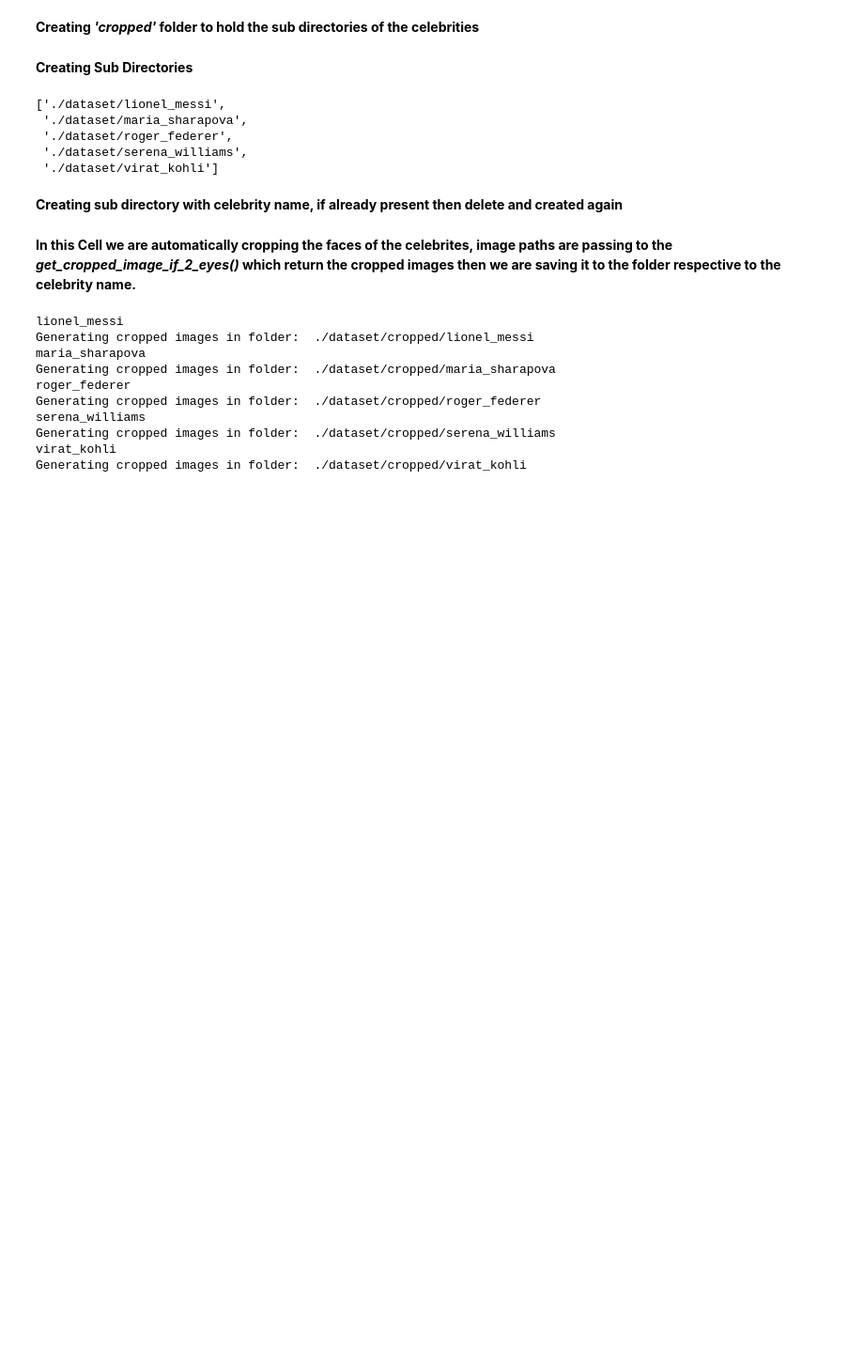
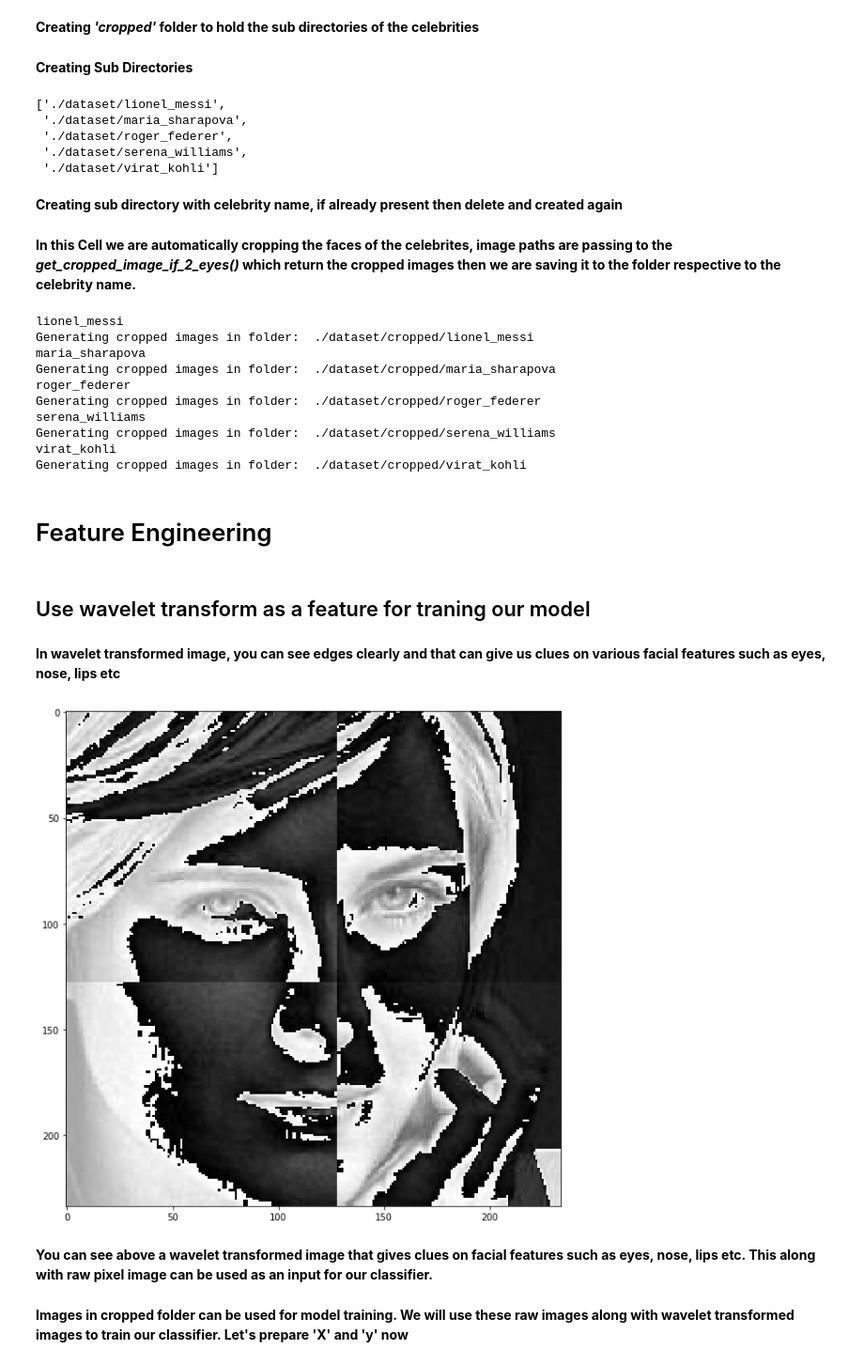
Before and after one commit to vishwasbasotra/Celebrity-Face-Recognition-WebApp, a Jupyter notebook: model/model.ipynb, the cells around one changed output. Shown at 94% size. Cells and saved outputs as stored; diff of their text form; code cells hidden in the pictures; blank space fills up the shorter version.

```diff
--- a/model/model.ipynb
+++ b/model/model.ipynb
@@ -227,3 +229,45 @@ serena_williams
 Generating cropped images in folder:  ./dataset/cropped/serena_williams
 virat_kohli
 Generating cropped images in folder:  ./dataset/cropped/virat_kohli
+# %% [markdown]
+# Feature Engineering
+# %% [markdown]
+## Use wavelet transform as a feature for traning our model
+# %% [markdown]
+__In wavelet transformed image, you can see edges clearly and that can give us clues on various facial features such as eyes, nose, lips etc__
+# %%
+cropped_image = get_cropped_image_if_2_eyes('test_images/sharapova1.jpg')
+# %%
+import pywt
+
+def w2d(img, mode='haar', level=1):
+    imArray = img
+
+    # Datatype conversions
+    # convert to grayscale
+    imArray = cv2.cvtColor(imArray,cv2.COLOR_RGB2GRAY)
+
+    # convert to float
+    imArray = np.float32(imArray)
+    imArray /= 255
+
+    # compute coefficients
+    coeffs = pywt.wavedec2(imArray,mode,level)
+
+    # process coefficients
+    coeffs_H = list(coeffs)
+    coeffs_H[0] *= 0
+
+    # reconstruction
+    imArray_H = pywt.waverec2(coeffs_H,mode)
+    imArray_H *= 255
+    imArray_H = np.uint8(imArray_H)
+
+    return imArray_H
+# %%
+im_har = w2d(cropped_image,'db1',5)
+display(im_har)
+# %% [output]
+[figure, added]
+# %% [markdown]
+__You can see above a wavelet transformed image that gives clues on facial features such as eyes, nose, lips etc. This along with raw pixel image can be used as an input for our classifier.__
@@ -229,0 +290,2 @@ Generating cropped images in folder:  ./dataset/cropped/virat_kohli
+# %% [markdown]
+__Images in cropped folder can be used for model training. We will use these raw images along with wavelet transformed images to train our classifier. Let's prepare 'X' and 'y' now__
```
Also changed, not shown: parts of 15 cells of this notebook.
